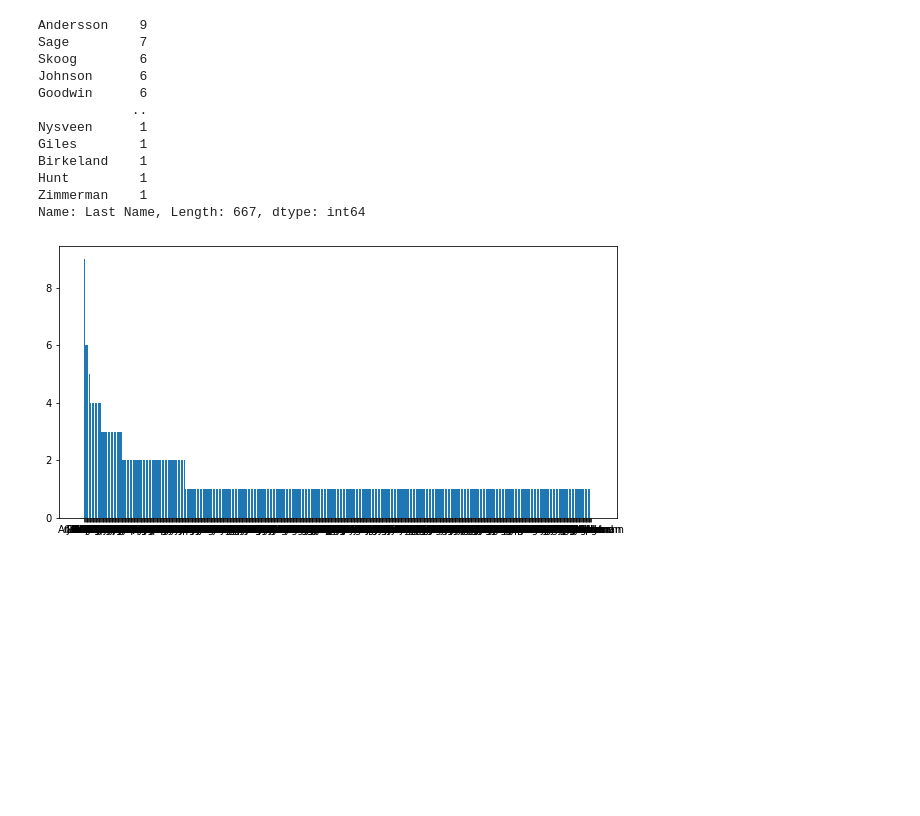
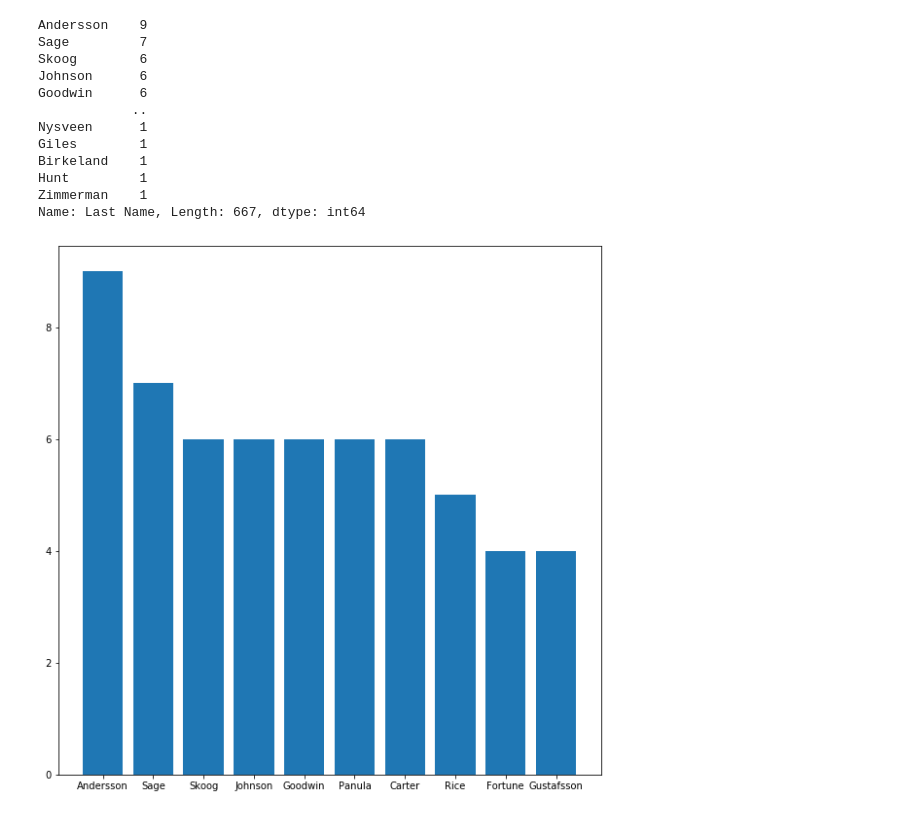
Before and after one commit to 0xKoios/DataCamp-2-for-Data-Scientist, a Jupyter notebook: 5. Matplotlib/Matplotlib.ipynb, the cells around one changed output. Cells and saved outputs as stored; diff of their text form; code cells hidden in the pictures; blank space fills up the shorter version.

```diff
--- a/5. Matplotlib/Matplotlib.ipynb
+++ b/5. Matplotlib/Matplotlib.ipynb
@@ -273,7 +273,7 @@ Hunt         1
 Zimmerman    1
 Name: Last Name, Length: 667, dtype: int64
 # %%
-plt.figure(figsize=[10,5])
-plt.bar(x=df["Last Name"].value_counts().index, height=df["Last Name"].value_counts().values);
+plt.figure(figsize=[10,10])
+plt.bar(x=df["Last Name"].value_counts().index[:10], height=df["Last Name"].value_counts().values[:10]);
 # %% [output]
-[figure, old version]
+[figure, new version]
```
Also changed, not shown: 2 other files.
